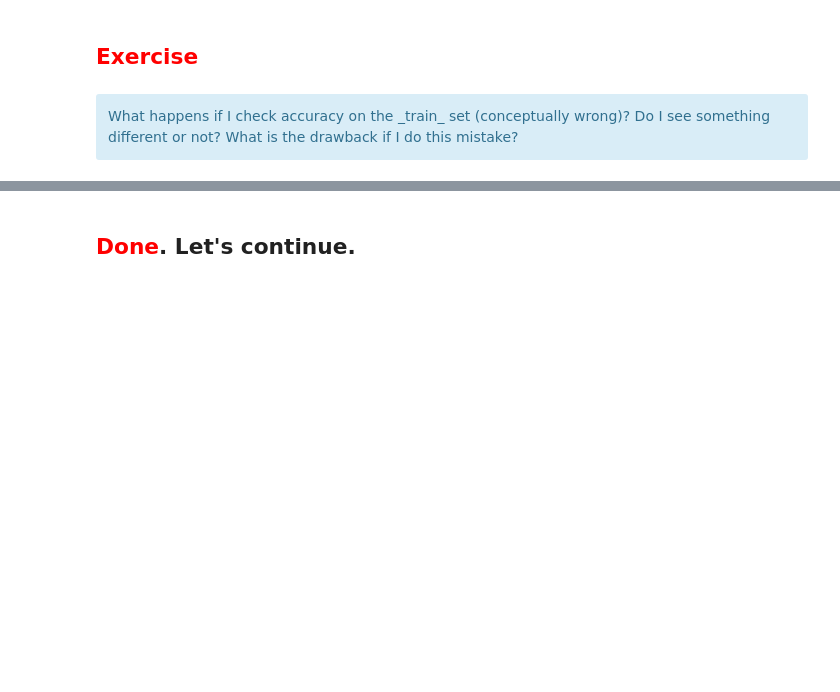
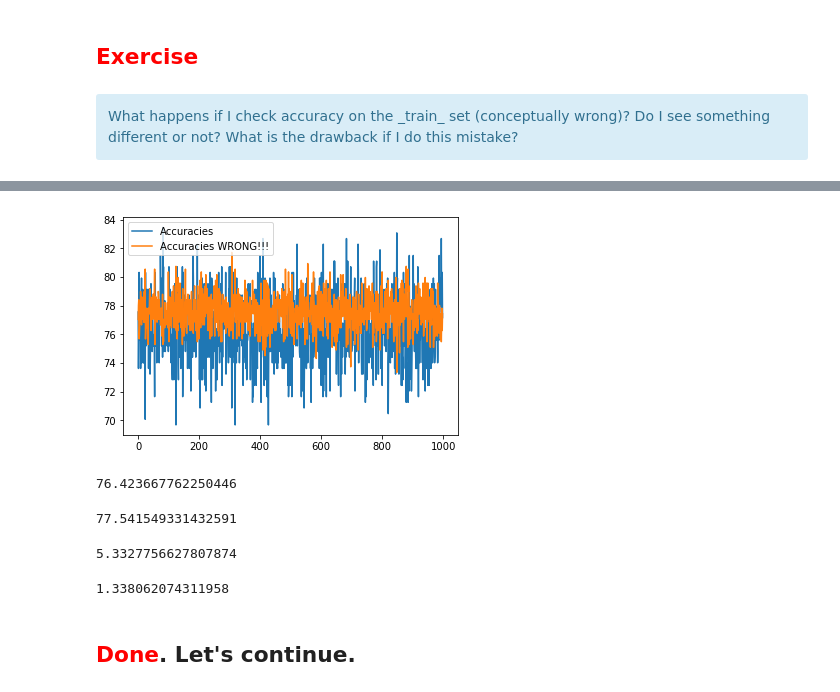
Before and after one commit to bonacor/AML, a Jupyter notebook: AML_B_Modelling_EvaluationViaPresampling.ipynb, the cells around one changed output, grey strips where cells are left out. Saved outputs shown, nothing was run; the diff lists cells and outputs as text; code cells hidden in the pictures; blank space fills up the shorter version.

```diff
--- a/AML_B_Modelling_EvaluationViaPresampling.ipynb
+++ b/AML_B_Modelling_EvaluationViaPresampling.ipynb
@@ -64,0 +109,11 @@ What happens if I check accuracy on the _train_ set (conceptually wrong)? Do I s
+# %%
+accuracies_wrong = []
+
+for seed in range (1,1000):
+    X_train, X_test, Y_train, Y_test = train_test_split(X, Y, test_size=test_size, random_state=seed)
+    model = LogisticRegression()            # choose a model
+    model.fit(X_train, Y_train)             # train on the training set
+    result = model.score(X_train, Y_train)    # get accuracy as measured on the test set
+    output_result = result*100.0
+    print("Seed %2d - Accuracy: %.3f%%" % (seed,output_result))
+    accuracies_wrong.append(output_result)
@@ -65,3 +138,26 @@ What happens if I check accuracy on the _train_ set (conceptually wrong)? Do I s
+# %%
+plt.plot(np.array(accuracies), label='Accuracies')
+plt.plot(np.array(accuracies_wrong), label='Accuracies WRONG!!!')
+plt.legend()
+plt.show()
+# %% [output]
+[figure, added]
+# %%
+np.mean(accuracies)
+# %% [output]
+76.423667762250446
+# %%
+np.mean(accuracies_wrong)
+# %% [output]
+77.541549331432591
+# %%
+np.var(accuracies)
+# %% [output]
+5.3327756627807874
+# %%
+np.var(accuracies_wrong)
+# %% [output]
+1.338062074311958
 # %% [markdown]
 ## <font color='red'>Done</font>. Let's continue.
 # %% [markdown]
```
Also changed, not shown: parts of 12 cells of this notebook, 9 other files.
